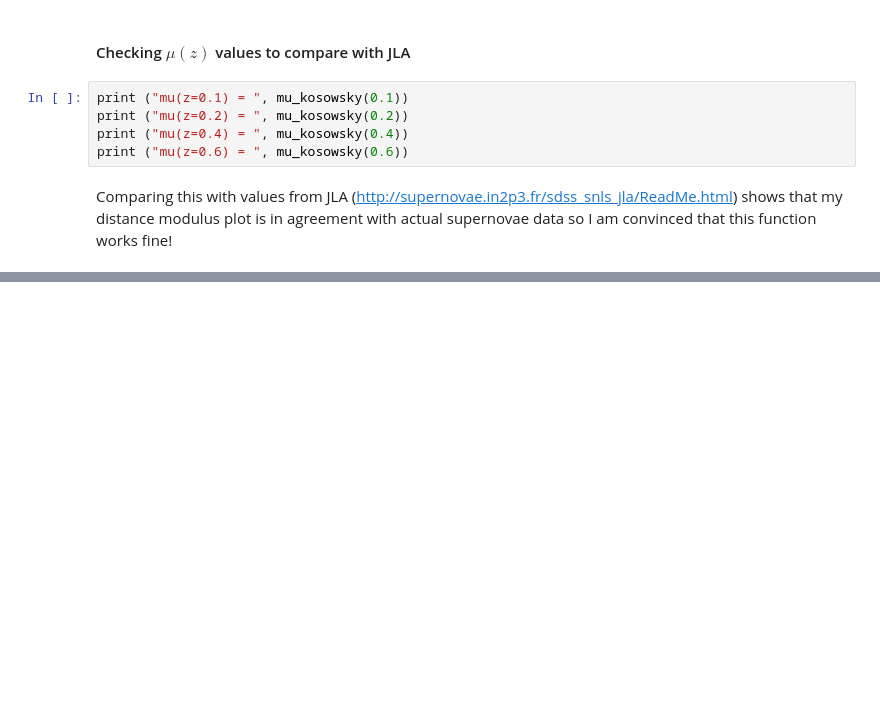
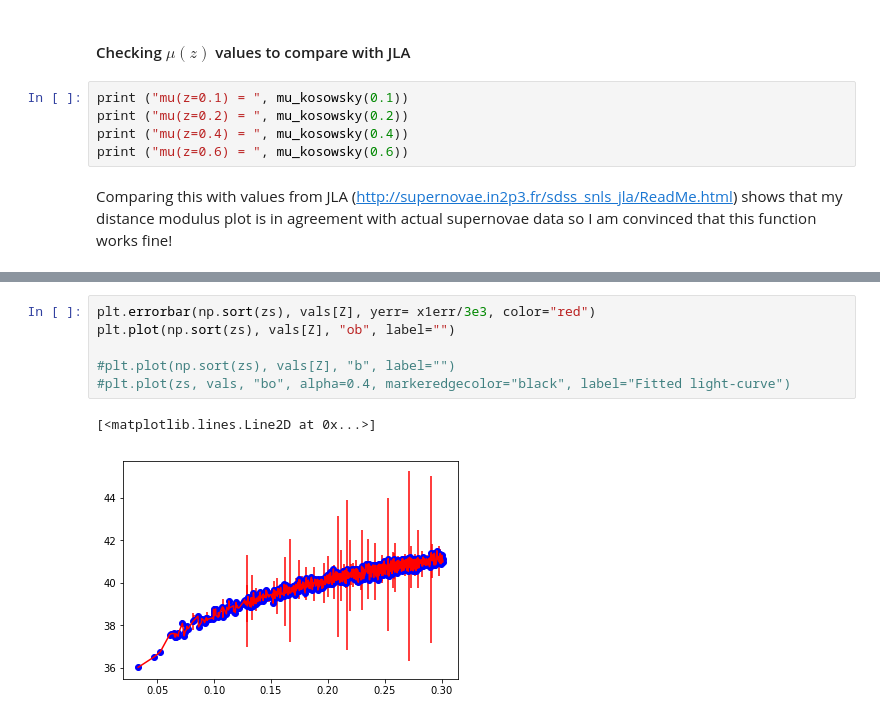
Before and after one commit to Andromedanita/vpec_sn_hack, a Jupyter notebook: Notebooks/sn_cosmo_renee_SNTable_SNe.ipynb, the cells around one changed output, grey strips where cells are left out. Saved outputs shown, nothing was run; the diff lists cells and outputs as text; blank space fills up the shorter version.

```diff
--- a/Notebooks/sn_cosmo_renee_SNTable_SNe.ipynb
+++ b/Notebooks/sn_cosmo_renee_SNTable_SNe.ipynb
@@ -232,0 +353,9 @@ Comparing this with values from JLA (http://supernovae.in2p3.fr/sdss_snls_jla/Re
+# %%
+plt.errorbar(np.sort(zs), vals[Z], yerr= x1err/3e3, color="red")
+plt.plot(np.sort(zs), vals[Z], "ob", label="")
+
+#plt.plot(np.sort(zs), vals[Z], "b", label="")
+#plt.plot(zs, vals, "bo", alpha=0.4, markeredgecolor="black", label="Fitted light-curve")
+# %% [output]
+[<matplotlib.lines.Line2D at 0x...>]
+[figure, added]
```
Also changed, not shown: parts of 10 cells of this notebook.
